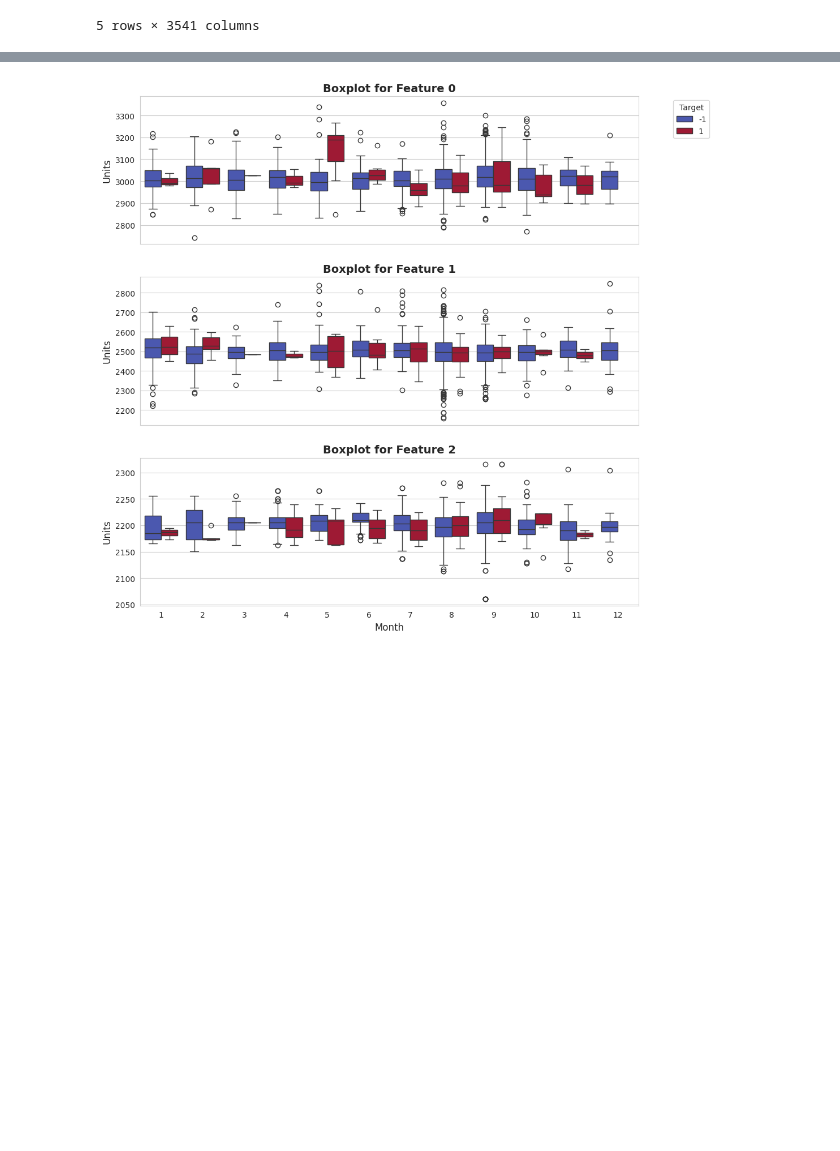
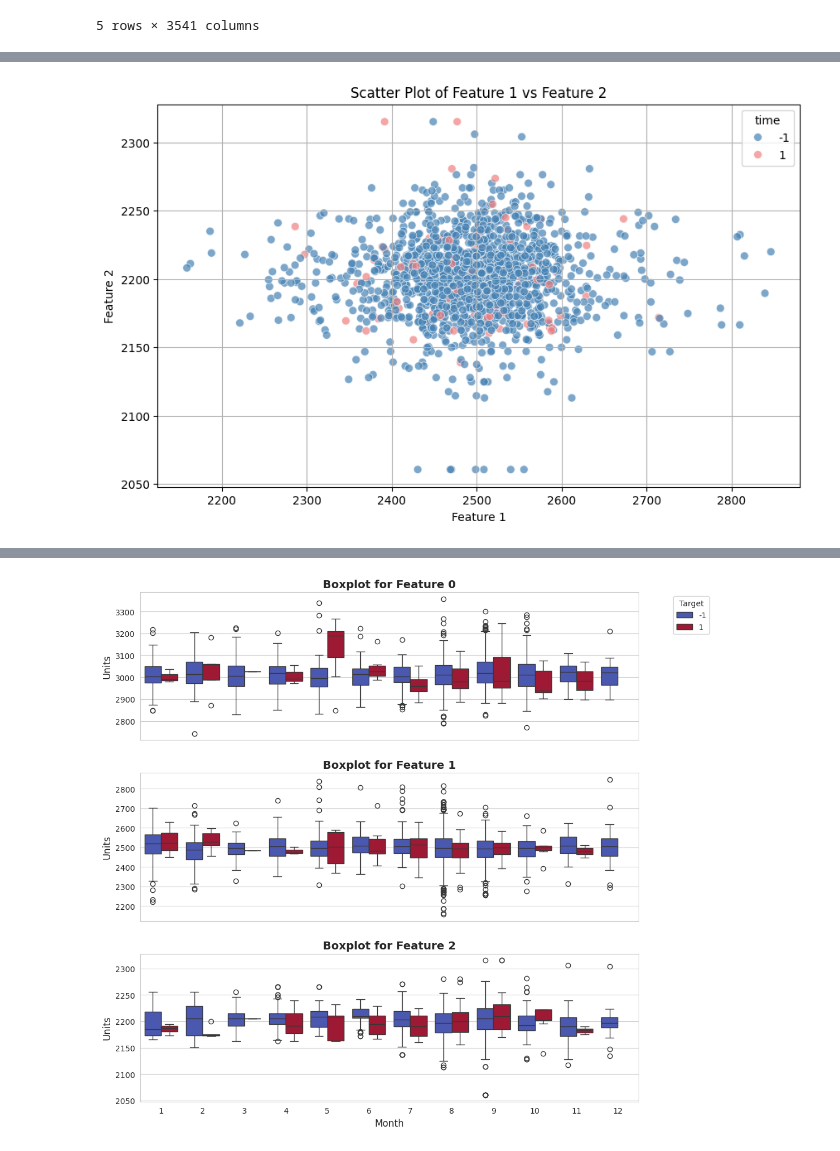
Before and after one commit to ariahosseini/TradML, a Jupyter notebook: SciKitLearn_03_ProjThree_Supervised_Clf.ipynb, the cells around one changed output, grey strips where cells are left out. Saved outputs shown, nothing was run; the diff lists cells and outputs as text; code cells hidden in the pictures; blank space fills up the shorter version.

```diff
--- a/SciKitLearn_03_ProjThree_Supervised_Clf.ipynb
+++ b/SciKitLearn_03_ProjThree_Supervised_Clf.ipynb
@@ -255,0 +250,11 @@ X.head()
+# %%
+cmap = {-1: 'steelblue', 1: 'lightcoral'}
+plt.figure(figsize=(10, 6))
+sns.scatterplot(x=X.iloc[:, 1], y=X.iloc[:, 2], hue=y, palette=cmap, s=50, alpha=0.7)
+plt.title('Scatter Plot of Feature 1 vs Feature 2')
+plt.xlabel('Feature 1')
+plt.ylabel('Feature 2')
+plt.grid(True)
+plt.show()
+# %% [output]
+[figure, added]
```
Also changed, not shown: parts of 32 cells of this notebook.
